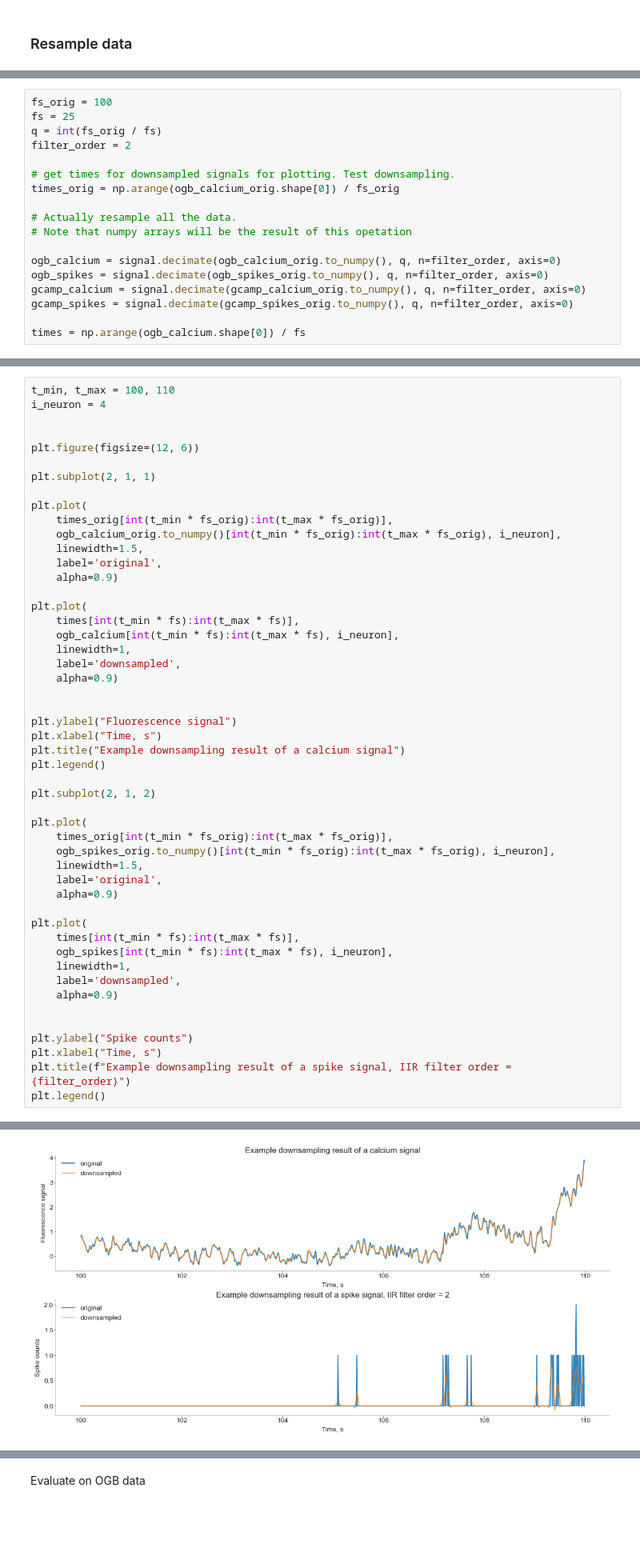
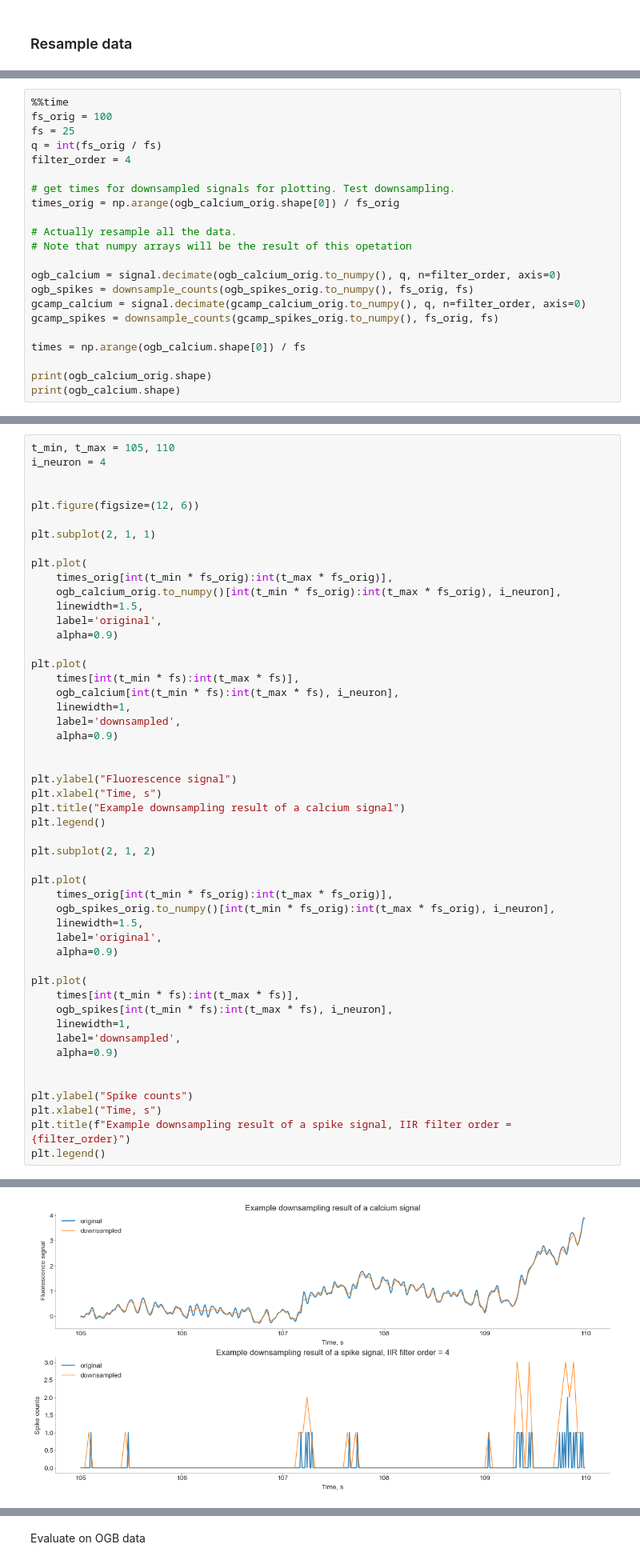
Before and after one commit to atimcenko/tu-neural-data-science, a Jupyter notebook: notebooks/CodingLab3_Alex.ipynb, the cells around one changed output, grey strips where cells are left out. Shown at 80% size. Drawn from its saved outputs; the diff is of its cells as text; blank space fills up the shorter version.

```diff
--- a/notebooks/CodingLab3_Alex.ipynb
+++ b/notebooks/CodingLab3_Alex.ipynb
@@ -79,8 +124,9 @@ ogb_calcium_orig.head()
 # %%
+%%time
 fs_orig = 100
 fs = 25
 q = int(fs_orig / fs)
-filter_order = 2
+filter_order = 4
 
 # get times for downsampled signals for plotting. Test downsampling.
 times_orig = np.arange(ogb_calcium_orig.shape[0]) / fs_orig
@@ -89,8 +135,11 @@ times_orig = np.arange(ogb_calcium_orig.shape[0]) / fs_orig
 # Note that numpy arrays will be the result of this opetation
 
 ogb_calcium = signal.decimate(ogb_calcium_orig.to_numpy(), q, n=filter_order, axis=0)
-ogb_spikes = signal.decimate(ogb_spikes_orig.to_numpy(), q, n=filter_order, axis=0)
+ogb_spikes = downsample_counts(ogb_spikes_orig.to_numpy(), fs_orig, fs)
 gcamp_calcium = signal.decimate(gcamp_calcium_orig.to_numpy(), q, n=filter_order, axis=0)
-gcamp_spikes = signal.decimate(gcamp_spikes_orig.to_numpy(), q, n=filter_order, axis=0)
+gcamp_spikes = downsample_counts(gcamp_spikes_orig.to_numpy(), fs_orig, fs)
 
 times = np.arange(ogb_calcium.shape[0]) / fs
+
+print(ogb_calcium_orig.shape)
+print(ogb_calcium.shape)
@@ -97,5 +151,5 @@ times = np.arange(ogb_calcium.shape[0]) / fs
 # %%
-t_min, t_max = 100, 110
+t_min, t_max = 105, 110
 i_neuron = 4
 
 
@@ -119,31 +173,31 @@ plt.plot(
 
 
 plt.ylabel("Fluorescence signal")
 plt.xlabel("Time, s")
 plt.title("Example downsampling result of a calcium signal")
 plt.legend()
 
 plt.subplot(2, 1, 2)
 
 plt.plot(
     times_orig[int(t_min * fs_orig):int(t_max * fs_orig)],
     ogb_spikes_orig.to_numpy()[int(t_min * fs_orig):int(t_max * fs_orig), i_neuron],
     linewidth=1.5,
     label='original',
     alpha=0.9)
 
 plt.plot(
     times[int(t_min * fs):int(t_max * fs)],
     ogb_spikes[int(t_min * fs):int(t_max * fs), i_neuron],
     linewidth=1,
     label='downsampled',
     alpha=0.9)
 
 
 plt.ylabel("Spike counts")
 plt.xlabel("Time, s")
 plt.title(f"Example downsampling result of a spike signal, IIR filter order = {filter_order}")
 plt.legend()
 # %% [output]
 <matplotlib.legend.Legend at 0x...>
-[figure, old version]
+[figure, new version]
```
Also changed, not shown: parts of 22 cells of this notebook, 1 other file.
